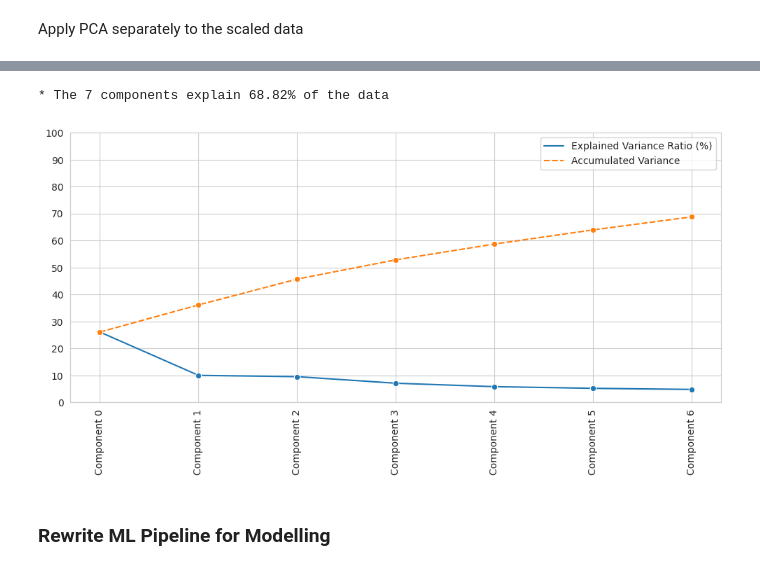
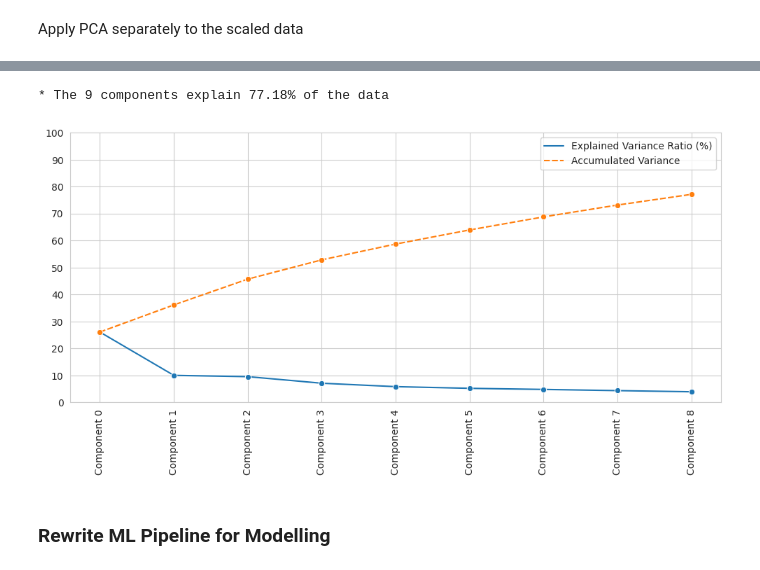
Before and after one commit to Darvid-223/housing-prices, a Jupyter notebook: jupyter_notebooks/05_sales_price_prediction.ipynb, the cells around one changed output, grey strips where cells are left out. Cells and saved outputs as stored; diff of their text form; code cells hidden in the pictures.

```diff
--- a/jupyter_notebooks/05_sales_price_prediction.ipynb
+++ b/jupyter_notebooks/05_sales_price_prediction.ipynb
@@ -464,7 +464,7 @@ Apply PCA separately to the scaled data
 import numpy as np
 from sklearn.decomposition import PCA
 
-n_components = 21
+n_components = 17
 
 
 def pca_components_analysis(df_pca, n_components):
@@ -500,9 +500,9 @@ pca_components_analysis(df_pca=df_pca, n_components=n_components)
 # %%
-n_components = 7
+n_components = 9
 pca_components_analysis(df_pca=df_pca, n_components=n_components)
 # %% [output]
-* The 7 components explain 68.82% of the data
+* The 9 components explain 77.18% of the data
-[figure, old version]
+[figure, new version]
 # %% [markdown]
 ### Rewrite ML Pipeline for Modelling
 # %% [markdown]
```
Also changed, not shown: parts of 12 cells of this notebook.
